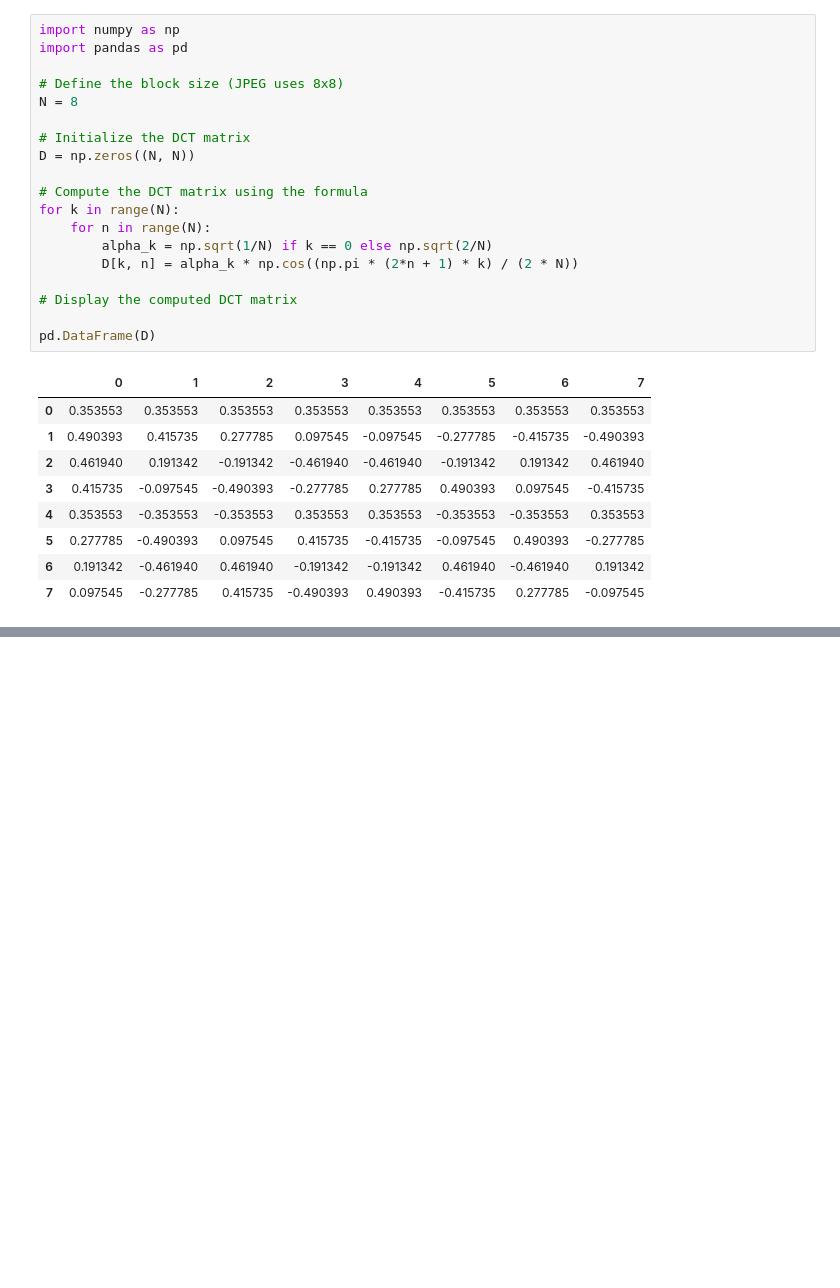
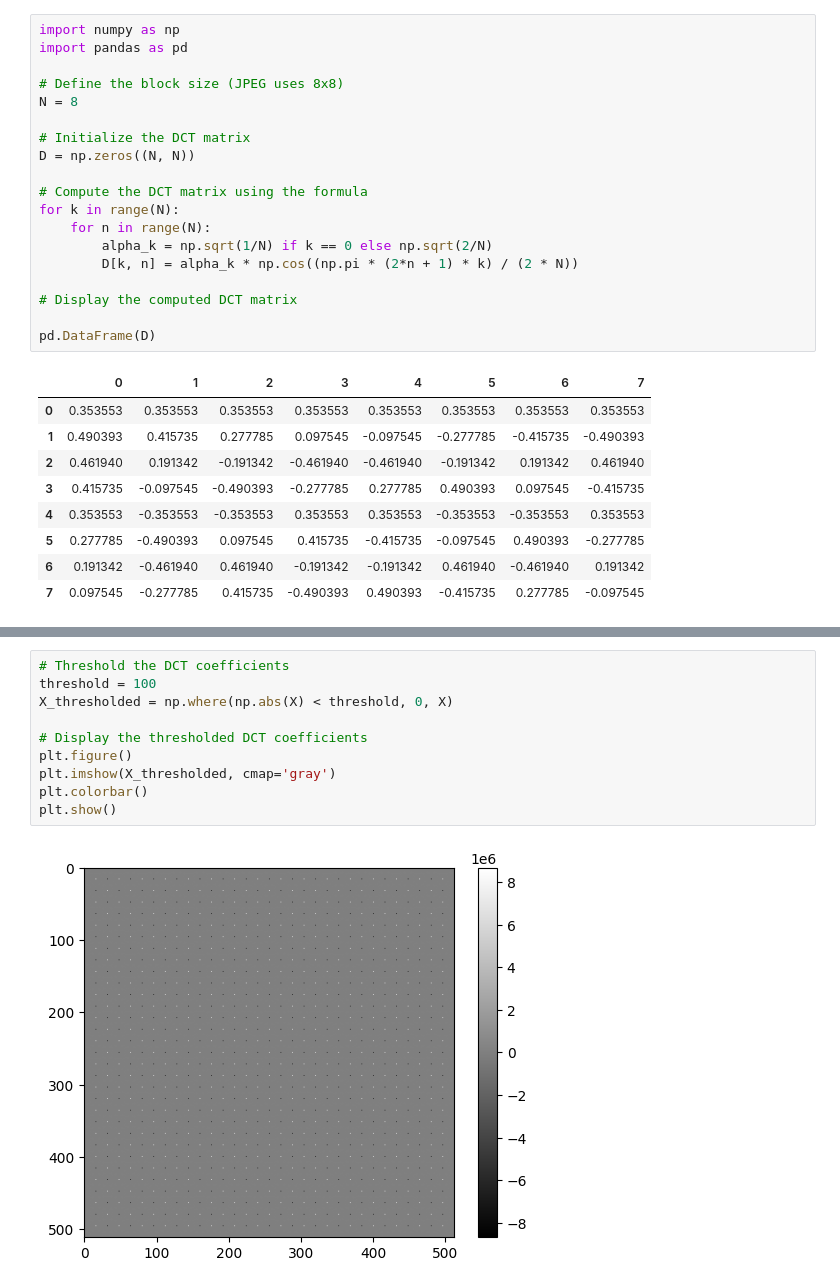
Before and after one commit to Pecneb/MMMIP_Assignments, a Jupyter notebook: Assignments/1st_Assignment.ipynb, the cells around one changed output, grey strips where cells are left out. Cells and saved outputs as stored; diff of their text form; blank space fills up the shorter version.

```diff
--- a/Assignments/1st_Assignment.ipynb
+++ b/Assignments/1st_Assignment.ipynb
@@ -99,0 +146,12 @@ print(f"Mean absolute error: {error:.2f}")
+# %%
+# Threshold the DCT coefficients
+threshold = 100
+X_thresholded = np.where(np.abs(X) < threshold, 0, X)
+
+# Display the thresholded DCT coefficients
+plt.figure()
+plt.imshow(X_thresholded, cmap='gray')
+plt.colorbar()
+plt.show()
+# %% [output]
+[figure, added]
```
Also changed, not shown: parts of 12 cells of this notebook, 33 other files.
